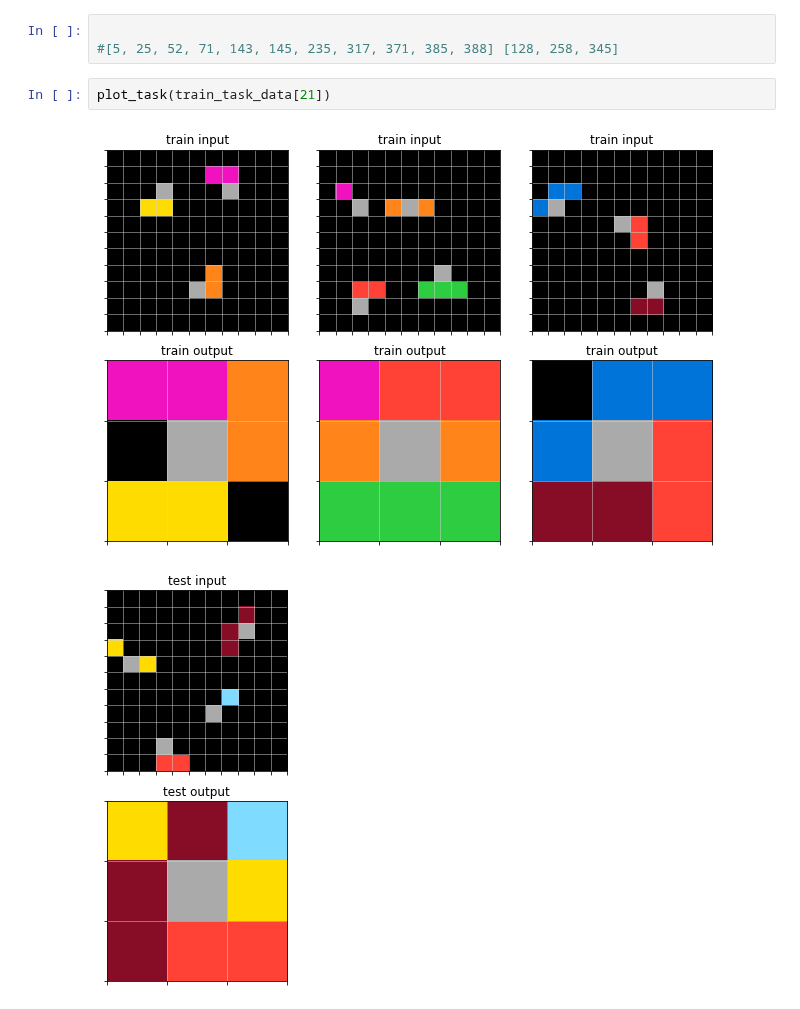
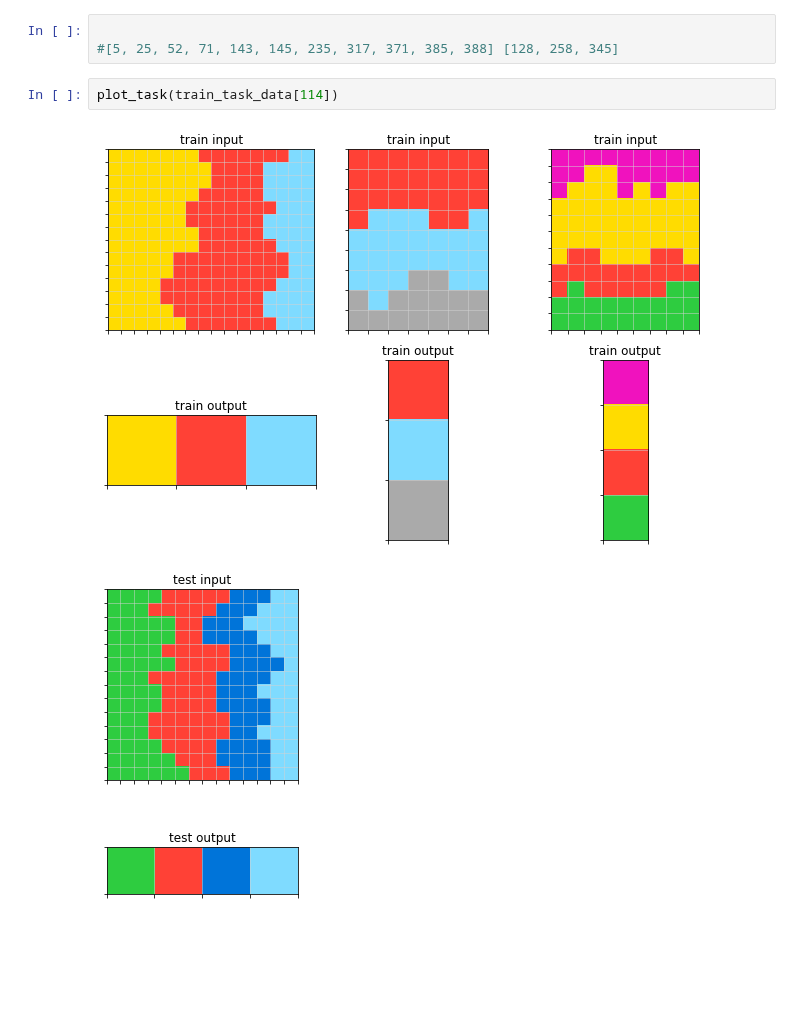
Before and after one commit to lorepieri8/ARC_challenge, a Jupyter notebook: ARC_DSL.ipynb, the cells around one changed output. Drawn from its saved outputs; the diff is of its cells as text; blank space fills up the shorter version.

```diff
--- a/ARC_DSL.ipynb
+++ b/ARC_DSL.ipynb
@@ -2466,7 +2470,7 @@ len(regions)
 
 #[5, 25, 52, 71, 143, 145, 235, 317, 371, 385, 388] [128, 258, 345]
 # %%
-plot_task(train_task_data[21])
+plot_task(train_task_data[114])
 # %% [output]
-[figure, old version]
+[figure, new version]
-[figure, old version]
+[figure, new version]
```
Also changed, not shown: parts of 8 cells of this notebook.
